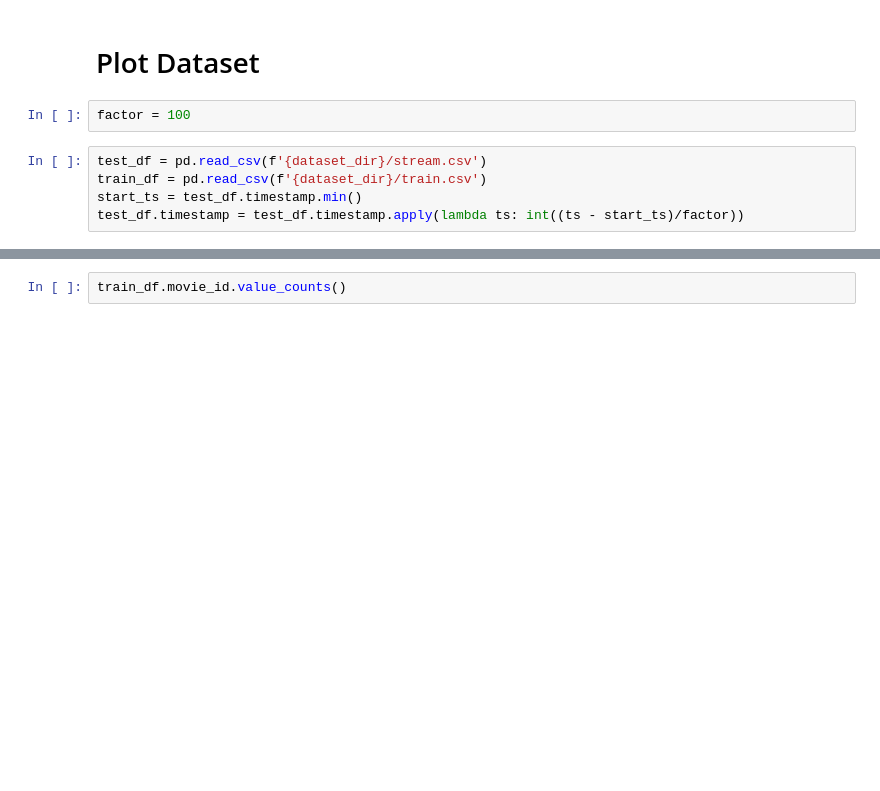
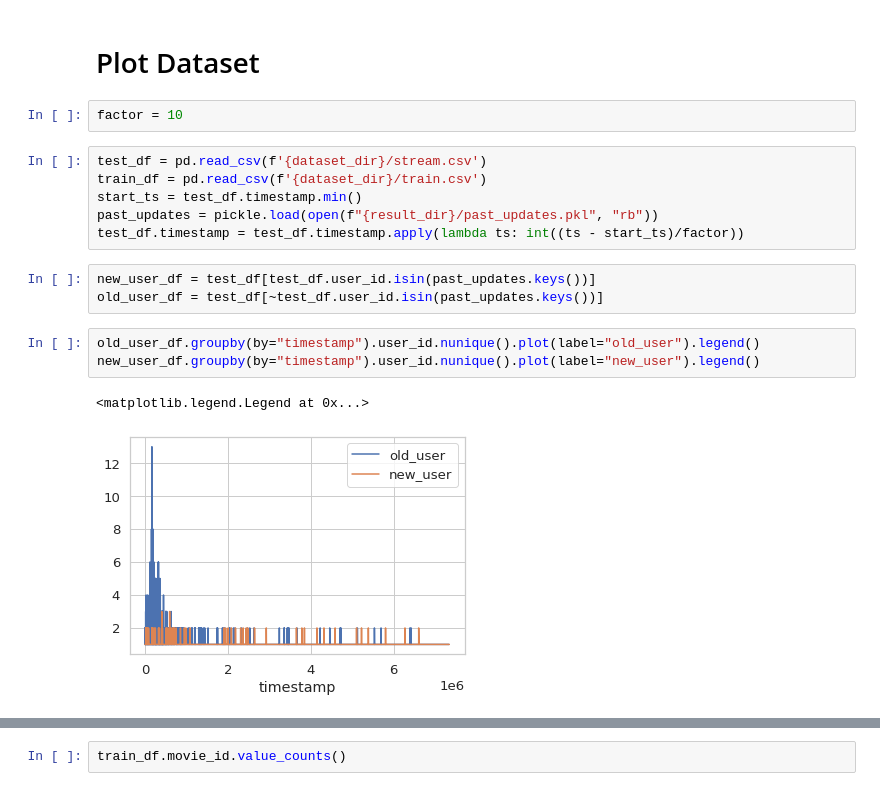
Before and after one commit to feature-store/experiments, a Jupyter notebook: nb/03-29-22-als_plots.ipynb, the cells around one changed output, grey strips where cells are left out. Saved outputs shown, nothing was run; the diff lists cells and outputs as text; blank space fills up the shorter version.

```diff
--- a/nb/03-29-22-als_plots.ipynb
+++ b/nb/03-29-22-als_plots.ipynb
@@ -74,9 +149,19 @@ updates_df[(updates_df["policy"] == "total_error") & (updates_df["runtime"] == 1
 # %% [markdown]
 # Plot Dataset
 # %%
-factor = 100
+factor = 10
 # %%
 test_df = pd.read_csv(f'{dataset_dir}/stream.csv')
 train_df = pd.read_csv(f'{dataset_dir}/train.csv')
 start_ts = test_df.timestamp.min()
+past_updates = pickle.load(open(f"{result_dir}/past_updates.pkl", "rb"))
 test_df.timestamp = test_df.timestamp.apply(lambda ts: int((ts - start_ts)/factor))
+# %%
+new_user_df = test_df[test_df.user_id.isin(past_updates.keys())]
+old_user_df = test_df[~test_df.user_id.isin(past_updates.keys())]
+# %%
+old_user_df.groupby(by="timestamp").user_id.nunique().plot(label="old_user").legend()
+new_user_df.groupby(by="timestamp").user_id.nunique().plot(label="new_user").legend()
+# %% [output]
+<matplotlib.legend.Legend at 0x...>
+[figure, added]
```
Also changed, not shown: parts of 20 cells of this notebook, 2 other files.
